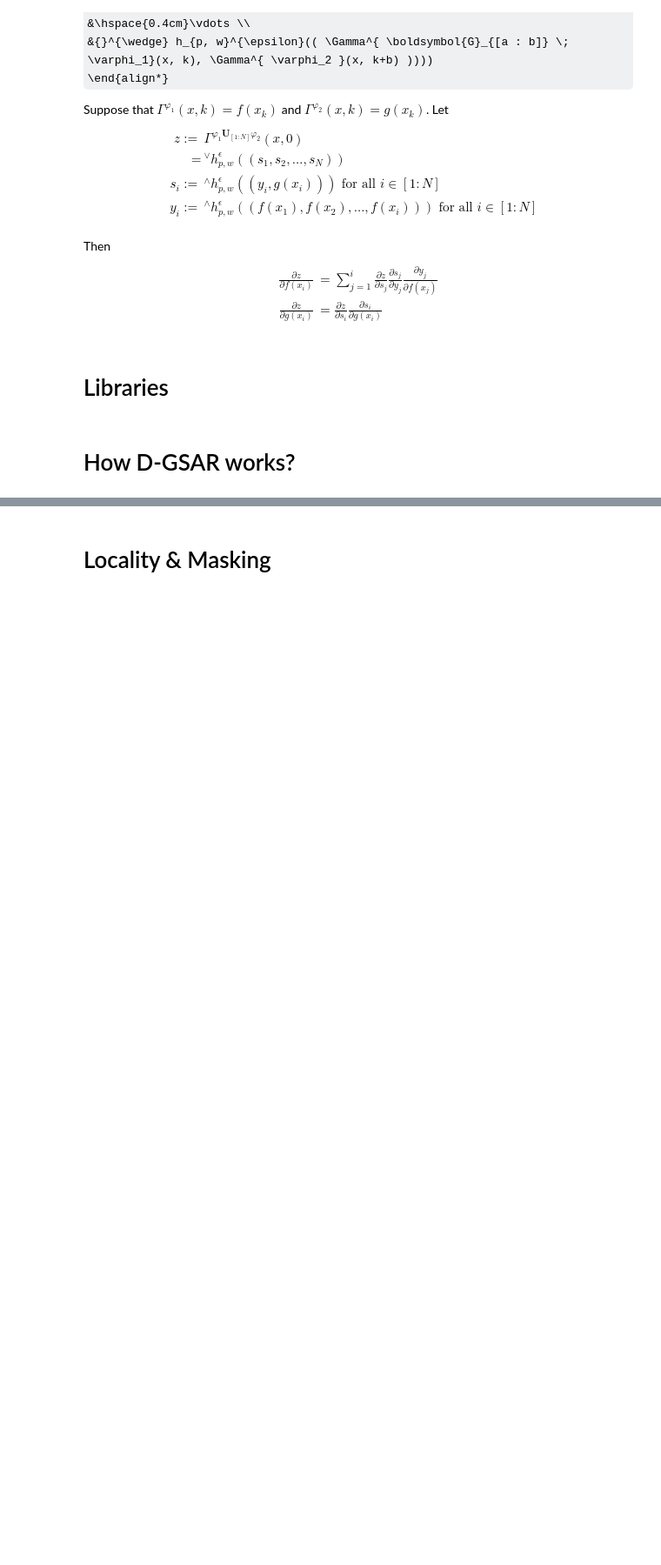
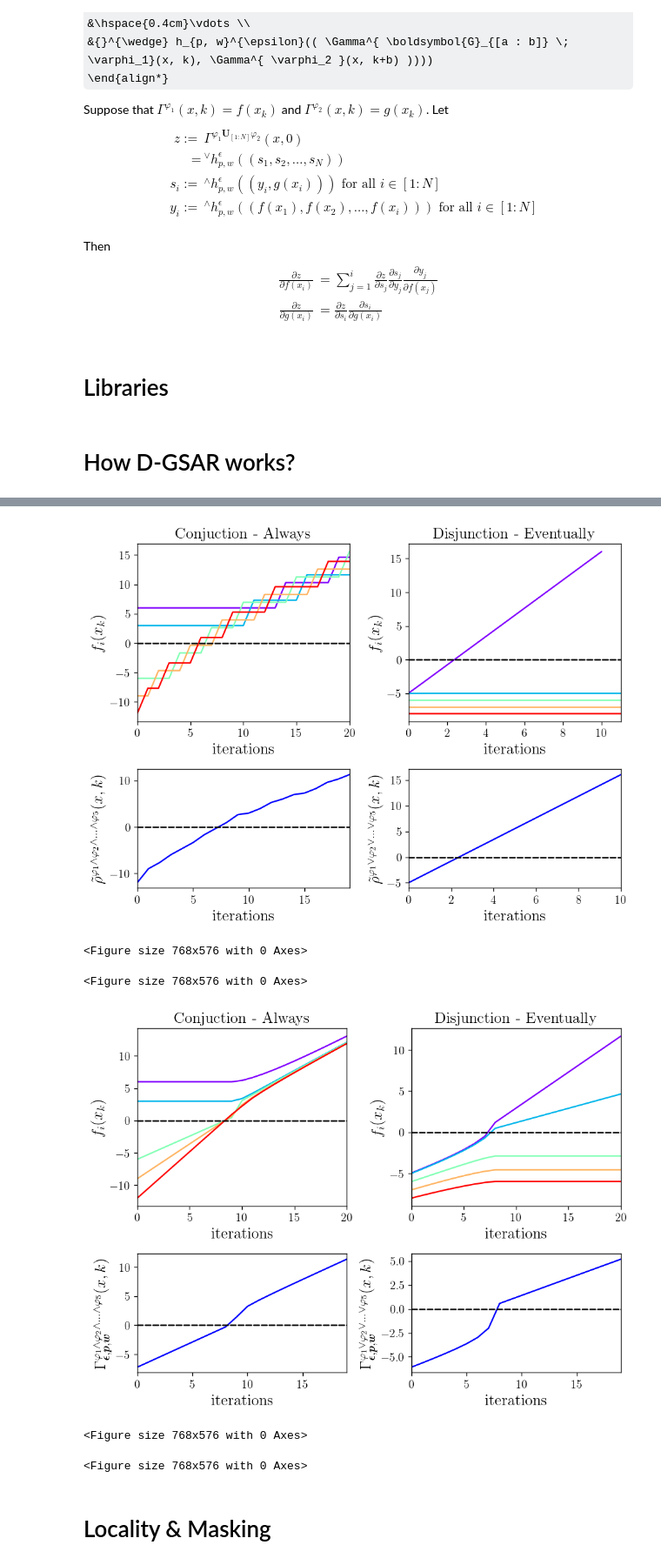
Before and after one commit to sametuzun781/D-GMSR, a Jupyter notebook: D_GSAR_Traj_Opt.ipynb, the cells around one changed output, grey strips where cells are left out. Shown: that part at 87% size. Saved outputs shown, nothing was run; the diff lists cells and outputs as text; code cells hidden in the pictures; some formulas as TeX source; blank space fills up the shorter version.

```diff
--- a/D_GSAR_Traj_Opt.ipynb
+++ b/D_GSAR_Traj_Opt.ipynb
@@ -501,3 +657,12 @@ grad_des_on_ssr_dgsar()
+# %%
+grad_des_on_ssr_dgsar()
+# %% [output]
+[figure, added]
+<Figure size 768x576 with 0 Axes>
+<Figure size 768x576 with 0 Axes>
+[figure, added]
+<Figure size 768x576 with 0 Axes>
+<Figure size 768x576 with 0 Axes>
 # %% [markdown]
 # Locality & Masking
 # %%
```
Also changed, not shown: parts of 9 cells of this notebook, 4 other files.
